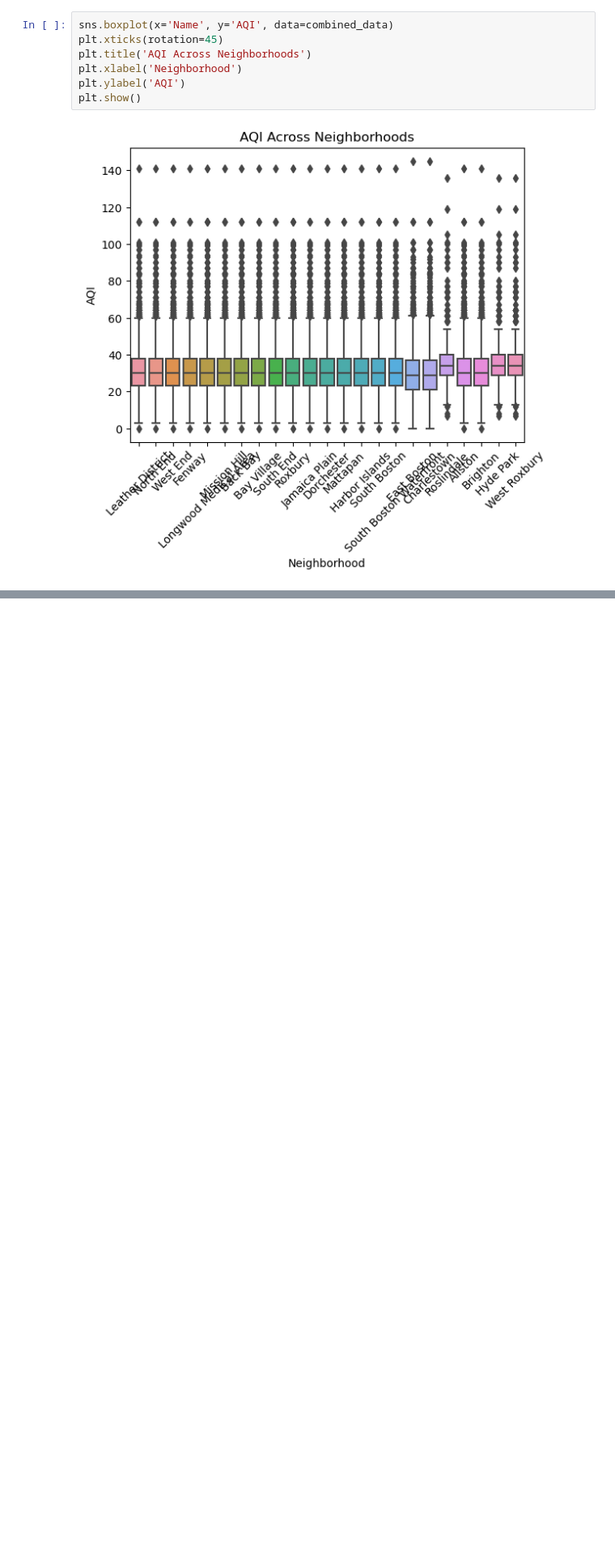
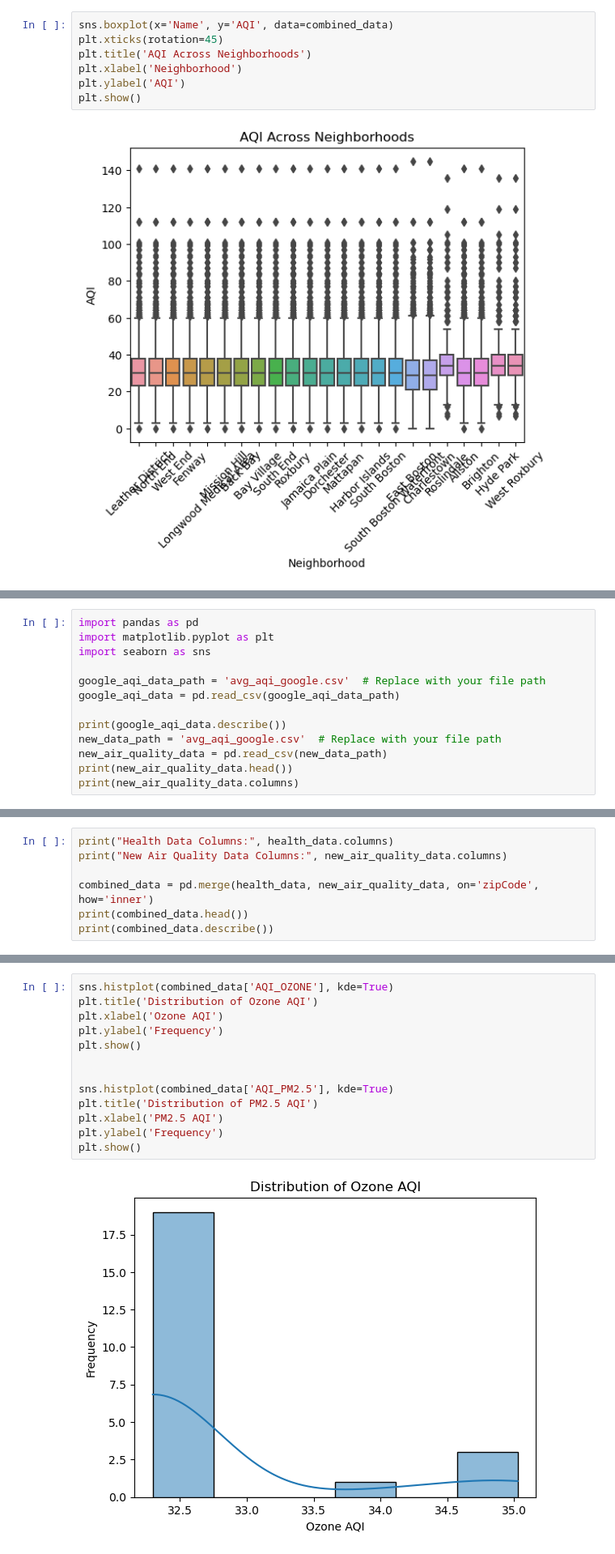
Before and after one commit to BU-Spark/ds-boston-transit-air-quality, a Jupyter notebook: fa23-team-f/data/Google AQI/question3.ipynb, the cells around one changed output, grey strips where cells are left out. Shown at 81% size. Cells and saved outputs as stored; diff of their text form; blank space fills up the shorter version.

```diff
--- a/fa23-team-f/data/Google AQI/question3.ipynb
+++ b/fa23-team-f/data/Google AQI/question3.ipynb
@@ -177,0 +188,13 @@ Correlation between AQI and MBTA_Stops_Count: -0.025043580924767994, P-value: 1.
+# %%
+import pandas as pd
+import matplotlib.pyplot as plt
+import seaborn as sns
+
+google_aqi_data_path = 'avg_aqi_google.csv'  # Replace with your file path
+google_aqi_data = pd.read_csv(google_aqi_data_path)
+
+print(google_aqi_data.describe())
+new_data_path = 'avg_aqi_google.csv'  # Replace with your file path
+new_air_quality_data = pd.read_csv(new_data_path)
+print(new_air_quality_data.head())
+print(new_air_quality_data.columns)
@@ -177,0 +219,7 @@ Correlation between AQI and MBTA_Stops_Count: -0.025043580924767994, P-value: 1.
+# %%
+print("Health Data Columns:", health_data.columns)
+print("New Air Quality Data Columns:", new_air_quality_data.columns)
+
+combined_data = pd.merge(health_data, new_air_quality_data, on='zipCode', how='inner')
+print(combined_data.head())
+print(combined_data.describe())
@@ -177,0 +248,15 @@ Correlation between AQI and MBTA_Stops_Count: -0.025043580924767994, P-value: 1.
+# %%
+sns.histplot(combined_data['AQI_OZONE'], kde=True)
+plt.title('Distribution of Ozone AQI')
+plt.xlabel('Ozone AQI')
+plt.ylabel('Frequency')
+plt.show()
+
+
+sns.histplot(combined_data['AQI_PM2.5'], kde=True)
+plt.title('Distribution of PM2.5 AQI')
+plt.xlabel('PM2.5 AQI')
+plt.ylabel('Frequency')
+plt.show()
+# %% [output]
+[figure, added]
```
Also changed, not shown: parts of 14 cells of this notebook.
